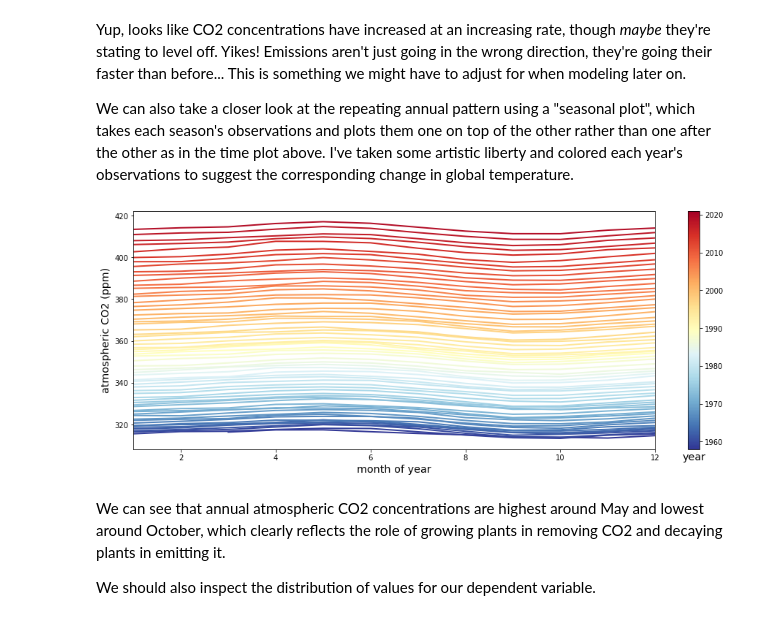
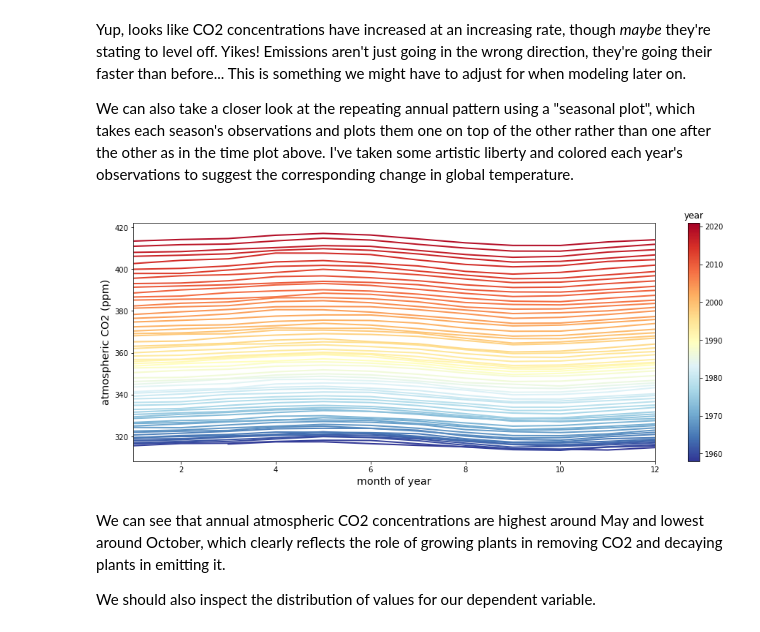
Before and after one commit to bdewilde/data-dives, a Jupyter notebook: notebooks/time-series-forecasting-basics.ipynb, the cells around one changed output. Cells and saved outputs as stored; diff of their text form; code cells hidden in the pictures.

```diff
--- a/notebooks/time-series-forecasting-basics.ipynb
+++ b/notebooks/time-series-forecasting-basics.ipynb
@@ -140,21 +139,13 @@ _ = data["CO2"].resample("Y").mean().pct_change().plot.line(
 Yup, looks like CO2 concentrations have increased at an increasing rate, though _maybe_ they're stating to level off. Yikes! Emissions aren't just going in the wrong direction, they're going their faster than before... This is something we might have to adjust for when modeling later on.
 
 We can also take a closer look at the repeating annual pattern using a "seasonal plot", which takes each season's observations and plots them one on top of the other rather than one after the other as in the time plot above. I've taken some artistic liberty and colored each year's observations to suggest the corresponding change in global temperature.
-# %%
-data_grped = data.groupby(by=data.index.year)
-
-fig, ax = plt.subplots()
-cmap = plt.cm.get_cmap(name="RdYlBu_r")
-cmap_norm = mpl.colors.Normalize(vmin=data.index.year.min(), vmax=data.index.year.max())
-for i, (year, grp) in enumerate(data_grped):
-    ax.plot(grp.index.month, grp.values, color=cmap(i / len(data_grped)), label=year)
-cbar = fig.colorbar(plt.cm.ScalarMappable(norm=cmap_norm, cmap=cmap), ax=ax)
-cbar.ax.set_xlabel("year")
-_ = ax.set_ylabel("atmospheric CO2 (ppm)")
-_ = ax.set_xlabel("month of year")
-_ = ax.set_xlim(left=1, right=12)
-# %% [output]
-[figure, removed]
+# %%
+ax = tsf.viz.plot_seasonal_periods(data["CO2"].groupby(by=data.index.year), "month", cmap="RdYlBu_r")
+_ = ax.set_xlabel("month of year")
+_ = ax.set_ylabel("atmospheric CO2 (ppm)")
+_ = ax.figure.axes[-1].set_title("year")
+# %% [output]
+[figure, added]
 # %% [markdown]
 We can see that annual atmospheric CO2 concentrations are highest around May and lowest around October, which clearly reflects the role of growing plants in removing CO2 and decaying plants in emitting it.
 
```
Also changed, not shown: parts of 39 cells of this notebook.
